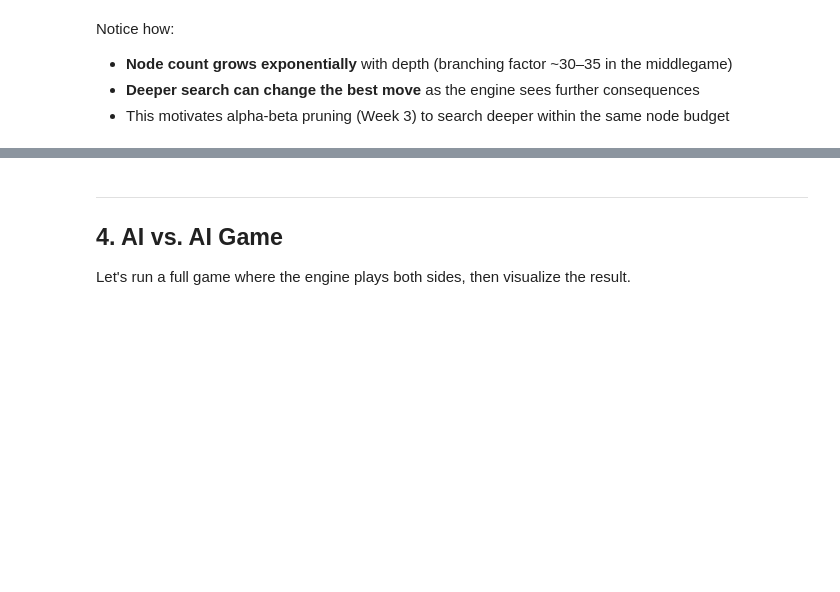
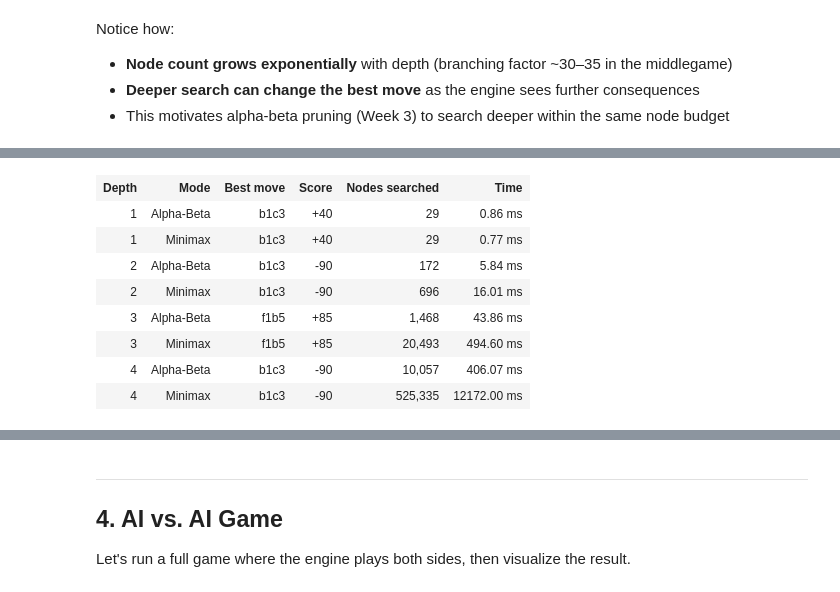
Before and after one commit to DamiennFl/CPTS440-Chess-Game-Playing-Agent, a Jupyter notebook: demo.ipynb, the cells around one changed output, grey strips where cells are left out. Drawn from its saved outputs; the diff is of its cells as text; code cells hidden in the pictures; blank space fills up the shorter version.

Commit message:
Added alpha-beta vs. minimax comparison in demo

```diff
--- a/demo.ipynb
+++ b/demo.ipynb
@@ -167,0 +177,81 @@ Notice how:
+# %%
+import time
+from src.search import choose_move as search_choose_move
+
+compare_fen = "r1bqkb1r/pppppppp/2n2n2/8/4P3/5N2/PPPP1PPP/RNBQKB1R w KQkq - 2 3"
+compare_board = chess.Board(compare_fen)
+
+rows = []
+for d in range(1, 5):
+    for label, use_ab, color in [
+        ("Alpha-Beta", True, "#2a9d8f"),
+        ("Minimax", False, "#e76f51"),
+    ]:
+        start = time.perf_counter()
+        result = search_choose_move(compare_board.copy(), depth=d, use_alpha_beta=use_ab)
+        elapsed_ms = (time.perf_counter() - start) * 1000
+        rows.append({
+            "depth": d,
+            "mode": label,
+            "move": result.move.uci() if result.move else "(none)",
+            "score": result.score,
+            "nodes": result.nodes,
+            "time_ms": elapsed_ms,
+            "color": color,
+        })
+
+max_nodes = max(row["nodes"] for row in rows)
+max_time = max(row["time_ms"] for row in rows)
+
+summary = []
+for d in range(1, 5):
+    mm = next(r for r in rows if r["depth"] == d and r["mode"] == "Minimax")
+    ab = next(r for r in rows if r["depth"] == d and r["mode"] == "Alpha-Beta")
+    saved = mm["nodes"] - ab["nodes"]
+    saved_pct = (saved / mm["nodes"] * 100) if mm["nodes"] else 0
+    summary.append((d, saved, saved_pct))
+
+html_rows = []
+for row in rows:
+    node_width = max(6, int(220 * row["nodes"] / max_nodes))
+    time_width = max(6, int(120 * row["time_ms"] / max_time)) if max_time else 6
+    html_rows.append(f"""
+    <tr>
+      <td>{row['depth']}</td>
+      <td><b>{row['mode']}</b></td>
+      <td><code>{row['move']}</code></td>
+      <td>{row['score']:+.0f}</td>
+      <td>{row['nodes']:,}<div style='height:10px; width:{node_width}px; background:{row['color']}; border-radius:4px; margin-top:4px'></div></td>
+      <td>{row['time_ms']:.2f} ms<div style='height:10px; width:{time_width}px; background:{row['color']}; border-radius:4px; margin-top:4px'></div></td>
+    </tr>
+    """)
+
+summary_items = "".join(
+    f"<li><b>Depth {d}</b>: alpha-beta searched {saved:,} fewer nodes ({saved_pct:.1f}% saved)</li>"
+    for d, saved, saved_pct in summary
+)
+
+display(HTML(f"""
+<h3>Alpha-Beta vs. Minimax</h3>
+<p><b>Position:</b> <code>{compare_fen}</code></p>
+<table style='border-collapse:collapse; min-width:760px'>
+  <tr style='background:#f3f3f3'>
+    <th style='padding:6px 10px; border:1px solid #ccc'>Depth</th>
+    <th style='padding:6px 10px; border:1px solid #ccc'>Mode</th>
+    <th style='padding:6px 10px; border:1px solid #ccc'>Best move</th>
+    <th style='padding:6px 10px; border:1px solid #ccc'>Score</th>
+    <th style='padding:6px 10px; border:1px solid #ccc'>Nodes searched</th>
+    <th style='padding:6px 10px; border:1px solid #ccc'>Time</th>
+  </tr>
+  {''.join(html_rows)}
+</table>
+<ul>{summary_items}</ul>
+"""))
+
+print(f"{'Depth':<6} {'Mode':<12} {'Best Move':<10} {'Score':>8} {'Nodes':>10} {'Time (ms)':>12}")
+print("-" * 66)
+for row in rows:
+    print(f"{row['depth']:<6} {row['mode']:<12} {row['move']:<10} {row['score']:>+8.0f} {row['nodes']:>10,} {row['time_ms']:>12.2f}")
+
+SVG(chess.svg.board(compare_board, size=350))
+# %% [output]
@@ -167,0 +260,9 @@ Notice how:
+| Depth | Mode | Best move | Score | Nodes searched | Time |
+| 1 | Alpha-Beta | b1c3 | +40 | 29 | 0.86 ms |
+| 1 | Minimax | b1c3 | +40 | 29 | 0.77 ms |
+| 2 | Alpha-Beta | b1c3 | -90 | 172 | 5.84 ms |
+| 2 | Minimax | b1c3 | -90 | 696 | 16.01 ms |
+| 3 | Alpha-Beta | f1b5 | +85 | 1,468 | 43.86 ms |
+| 3 | Minimax | f1b5 | +85 | 20,493 | 494.60 ms |
+| 4 | Alpha-Beta | b1c3 | -90 | 10,057 | 406.07 ms |
+| 4 | Minimax | b1c3 | -90 | 525,335 | 12172.00 ms |
```
Also changed, not shown: parts of 4 cells of this notebook, 1 other file.
